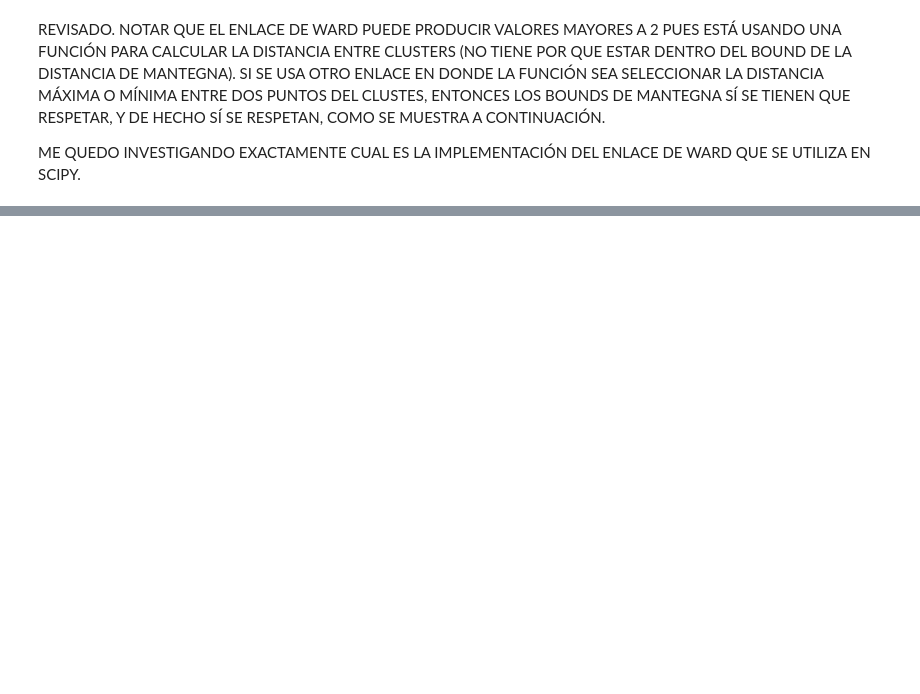
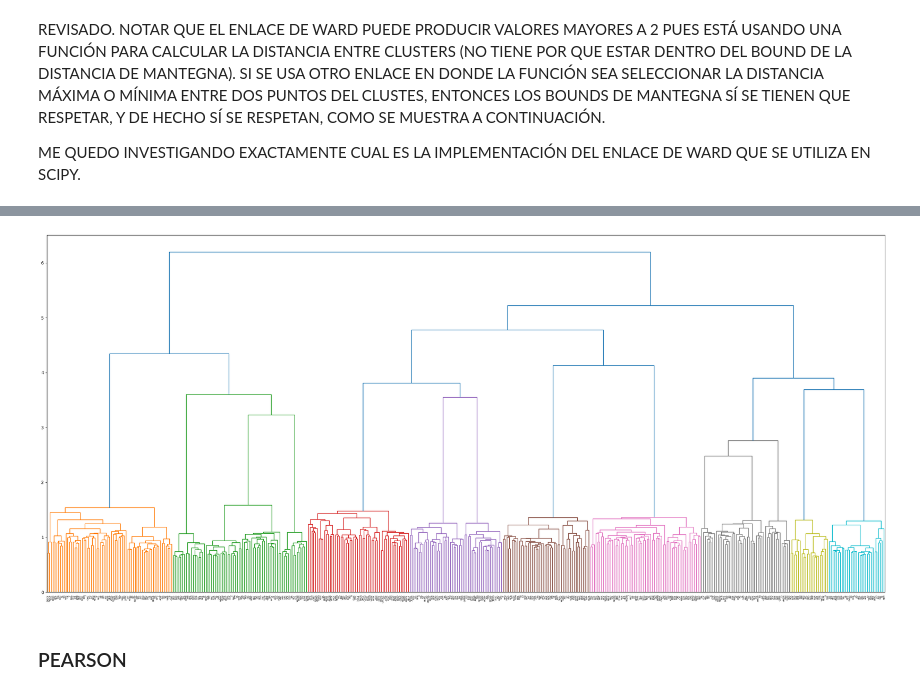
Before and after one commit to jduarte00/tesis, a Jupyter notebook: hcaa_testing.ipynb, the cells around one changed output, grey strips where cells are left out. Saved outputs shown, nothing was run; the diff lists cells and outputs as text; code cells hidden in the pictures; blank space fills up the shorter version.

```diff
--- a/hcaa_testing.ipynb
+++ b/hcaa_testing.ipynb
@@ -274,0 +257,6 @@ hacer_dendograma(ultima_ventana_american, rie_estimator.get_rie, 'ward', k_optim
+# %%
+hacer_dendograma(ultima_ventana_american, wrapper_eca, 'ward', k_optimal_eigen_american_eca);
+# %% [output]
+[figure, added]
+# %% [markdown]
+### PEARSON
```
Also changed, not shown: parts of 35 cells of this notebook.
